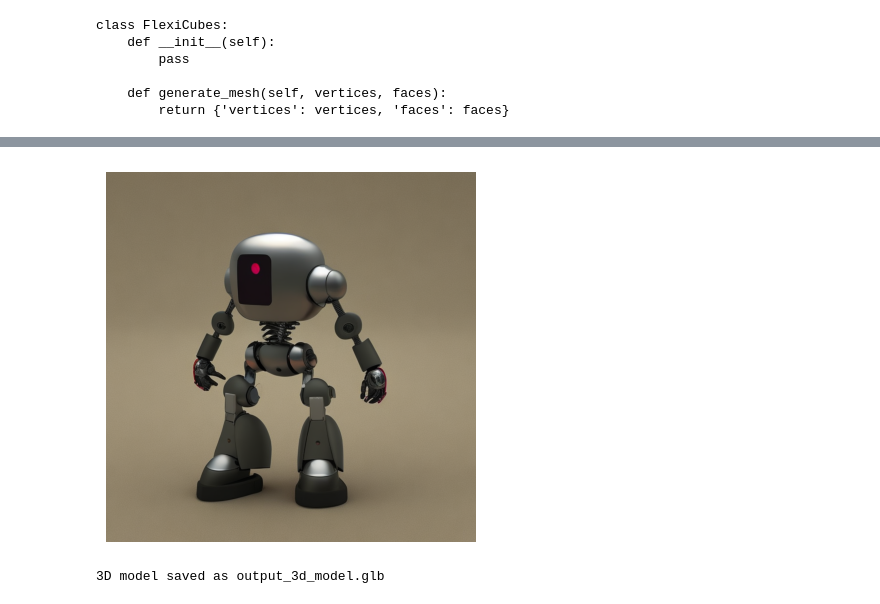
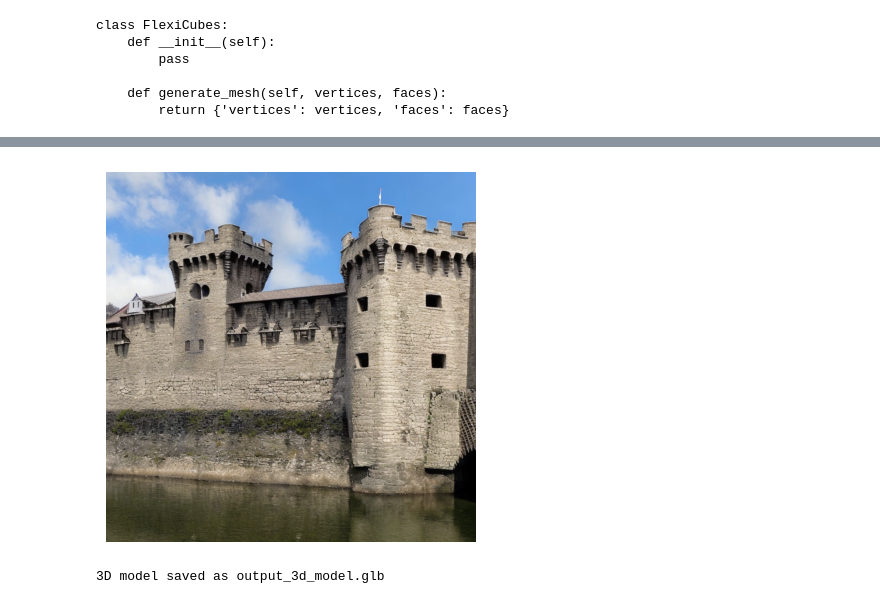
Before and after one commit to k-dinakaran/AI-Powered-Prompt-to-3D-image-generator, a Jupyter notebook: prompt_to_3D_image_generator.ipynb, the cells around one changed output, grey strips where cells are left out. Cells and saved outputs as stored; diff of their text form; code cells hidden in the pictures.

```diff
--- a/prompt_to_3D_image_generator.ipynb
+++ b/prompt_to_3D_image_generator.ipynb
@@ -166,0 +144,22 @@ class FlexiCubes:
+# %%
+import sys
+sys.path.append("/content/TRELLIS")
+
+# Test import
+try:
+    from trellis.representations.mesh.flexicubes import FlexiCubes
+    print("Successfully imported FlexiCubes!")
+except ImportError as e:
+    print(f"Import failed: {e}")
+    print("Trying alternative approach...")
+
+    # Alternative: Import directly from file
+    import importlib.util
+    spec = importlib.util.spec_from_file_location(
+        "flexicubes",
+        "/content/TRELLIS/trellis/representations/mesh/flexicubes/flexicubes.py"
+    )
+    flexicubes = importlib.util.module_from_spec(spec)
+    spec.loader.exec_module(flexicubes)
+    FlexiCubes = flexicubes.FlexiCubes
+    print("Manually loaded FlexiCubes class")
@@ -194,33 +215,33 @@ import trimesh
 # Step 1: Generate image from text
 model_id = "stabilityai/stable-diffusion-2"
 pipe = StableDiffusionPipeline.from_pretrained(model_id, torch_dtype=torch.float16)
 pipe.to("cuda")
 
-prompt = "high quality 3D illustration of a robot"
+prompt = "A medieval castle with stone walls, a drawbridge, and a moat."
 image = pipe(prompt).images[0]
 image.save("generated_image.png")
 
 # Display the image
 plt.imshow(image)
 plt.axis("off")
 plt.show()
 
 # Step 2: Convert image to 3D using FlexiCubes
 flexicubes = FlexiCubes()
 
 # Example vertices and faces (replace with actual image-to-3D logic)
 vertices = [[0, 0, 0], [1, 0, 0], [0, 1, 0]]
 faces = [[0, 1, 2]]
 
 # Generate the mesh
 mesh_data = flexicubes.generate_mesh(vertices, faces)
 
 # Convert the mesh data to a trimesh object
 mesh = trimesh.Trimesh(vertices=vertices, faces=faces)
 
 # Step 3: Export the 3D mesh as a GLB file
 mesh.export("output_3d_model.glb")
 print("3D model saved as output_3d_model.glb")
 # %% [output]
-[figure, old version]
+[figure, new version]
 3D model saved as output_3d_model.glb
```
Also changed, not shown: parts of 17 cells of this notebook.
